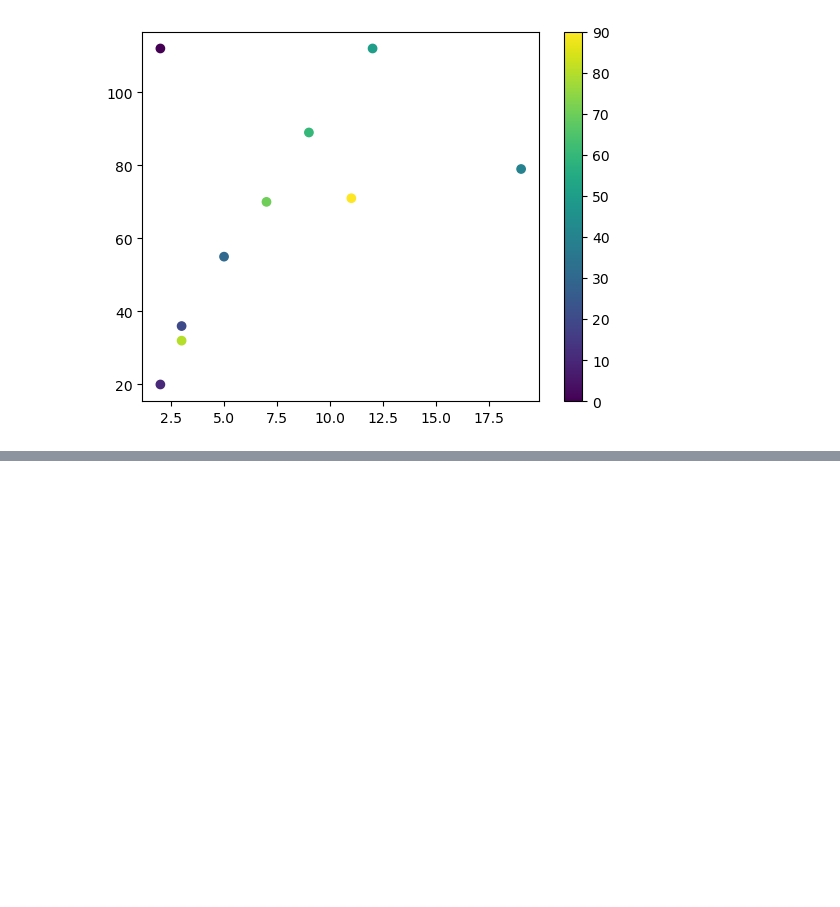
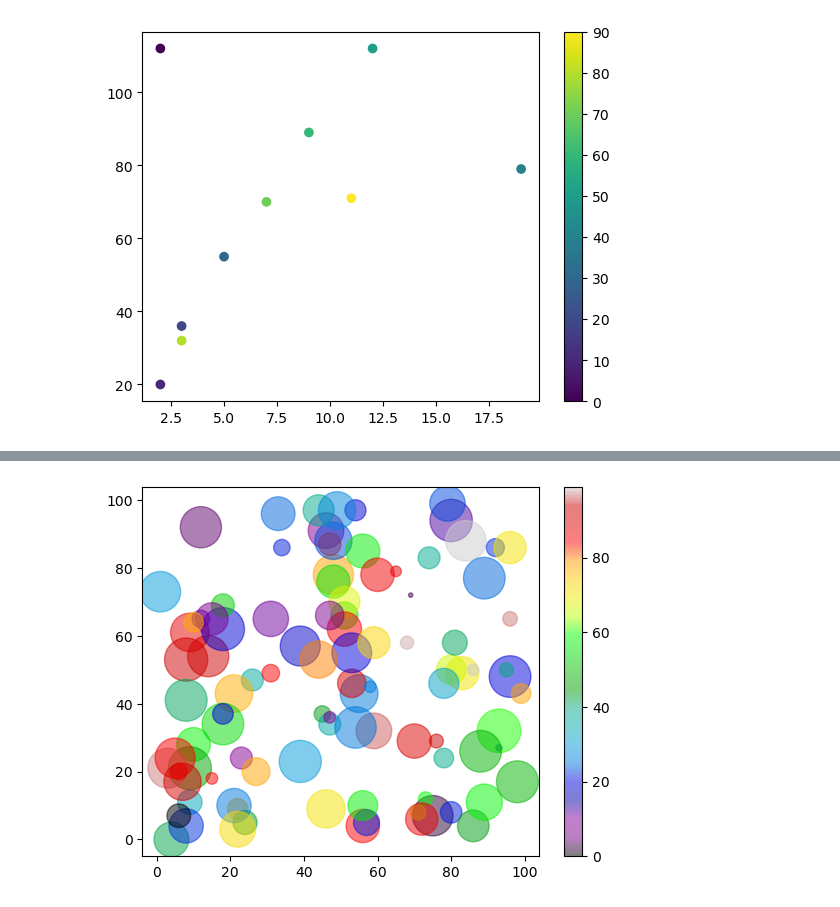
Before and after one commit to bilalsaeed18/Data-Visualization-with-Python, a Jupyter notebook: Pot Types - Scatter Plot.ipynb, the cells around one changed output, grey strips where cells are left out. Saved outputs shown, nothing was run; the diff lists cells and outputs as text; code cells hidden in the pictures; blank space fills up the shorter version.

```diff
--- a/Pot Types - Scatter Plot.ipynb
+++ b/Pot Types - Scatter Plot.ipynb
@@ -52,0 +54,11 @@ plt.show()
+# %%
+x = np.random.randint(100,size=(100))
+y = np.random.randint(100,size=(100))
+color = np.random.randint(100,size=(100))
+size = 10*np.random.randint(100,size=(100))
+
+plt.scatter(x,y, c=color, s=size, alpha=0.5, cmap='nipy_spectral')
+plt.colorbar()
+plt.show()
+# %% [output]
+[figure, added]
```
Also changed, not shown: parts of 1 cell of this notebook, 1 other file.
